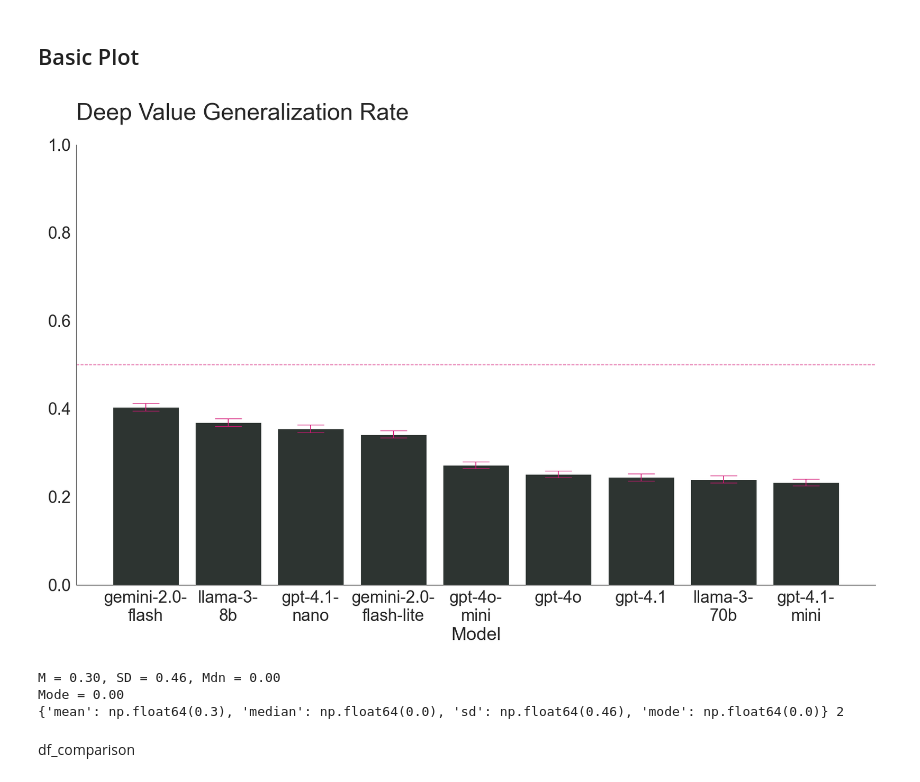
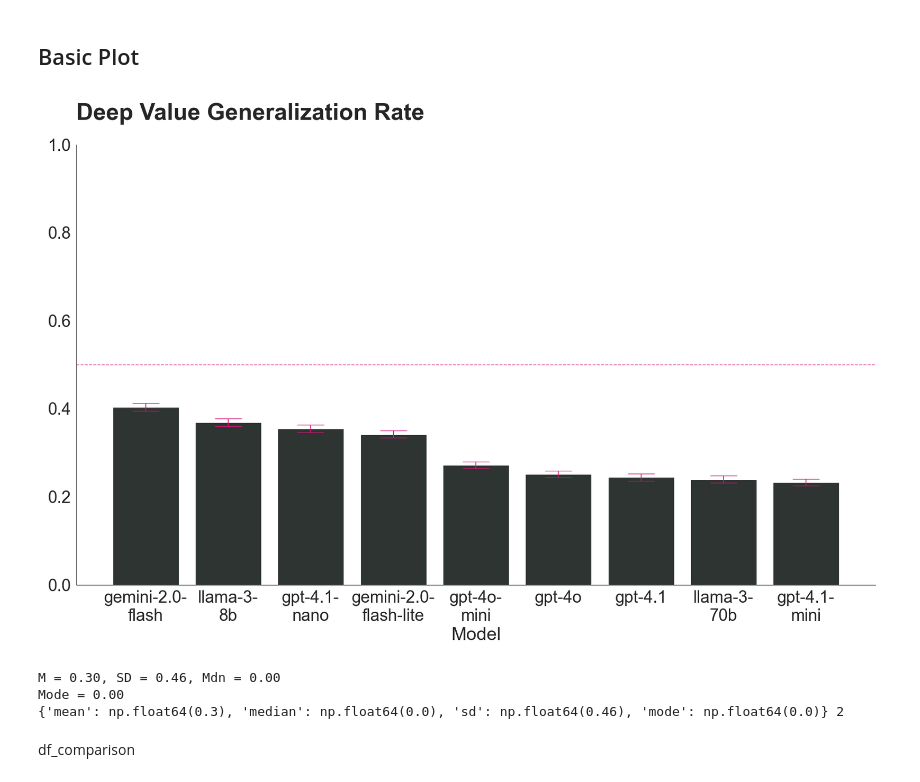
Before and after one commit to josh-ashkinaze/dvb, a Jupyter notebook: 9_run_stats_two.ipynb, the cells around one changed output. Drawn from its saved outputs; the diff is of its cells as text; code cells hidden in the pictures.

```diff
--- a/9_run_stats_two.ipynb
+++ b/9_run_stats_two.ipynb
@@ -625,25 +625,25 @@ for i in range(len(df_comparison)):
               [row['point_estimate_upper'] - row['point_estimate']]],
         fmt='none',
         color=mypal[1],
         capsize=20
     )
 
 # Customize the plot
-plt.title('Deep Value Generalization Rate')
+plt.title('Deep Value Generalization Rate', fontweight='bold')
 plt.xlabel('Model')
 plt.ylabel('')
 plt.xticks(rotation=0)
 plt.ylim(0, 1)
 plt.axhline(y=0.5, color=mypal[1], linestyle='--', alpha=0.7)
 plt.tight_layout()
 
-plt.savefig("plots/model_level_summary.pdf", dpi=300, bbox_inches='tight')
+plt.savefig("plots/model_level_summary2.pdf", dpi=300, bbox_inches='tight')
 plt.show()
 
 
 print(array_stats(df['y']), 2)
 # %% [output]
-[figure, old version]
+[figure, new version]
 M = 0.30, SD = 0.46, Mdn = 0.00
 Mode = 0.00
 {'mean': np.float64(0.3), 'median': np.float64(0.0), 'sd': np.float64(0.46), 'mode': np.float64(0.0)} 2
```
Also changed, not shown: parts of 7 cells of this notebook.
